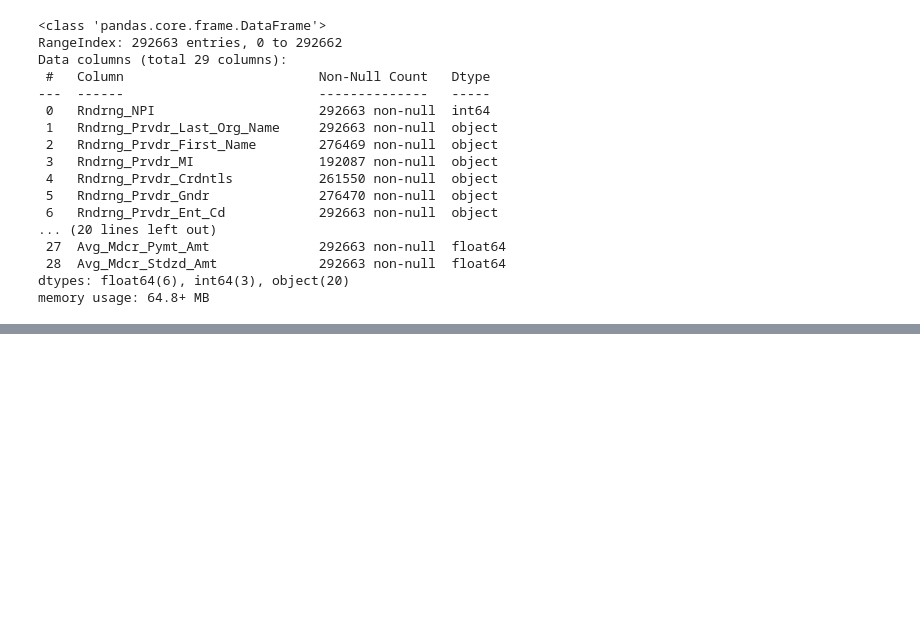
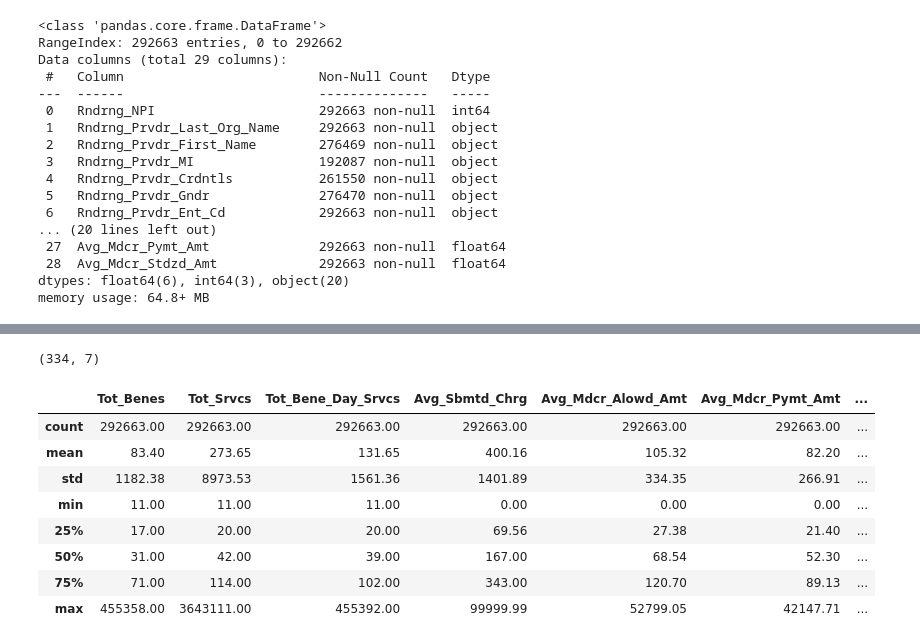
Before and after one commit to ristakhadka013/healthcare-provider-utilization-analysis, a Jupyter notebook: python/cleaned_CMS_data.ipynb, the cells around one changed output, grey strips where cells are left out. Saved outputs shown, nothing was run; the diff lists cells and outputs as text; code cells hidden in the pictures; blank space fills up the shorter version.

```diff
--- a/python/cleaned_CMS_data.ipynb
+++ b/python/cleaned_CMS_data.ipynb
@@ -267,2 +335,45 @@ df[numeric_columns].describe()
+# %%
+df.loc[
+    df['Rndrng_Prvdr_RUCA'].isna()
+    &
+    df['Rndrng_Prvdr_RUCA_Desc'].isna(),
+    [
+        'Rndrng_Prvdr_First_Name',
+        'Rndrng_Prvdr_MI',
+        'Rndrng_Prvdr_Last_Org_Name',
+        'Rndrng_Prvdr_Gndr',
+        'Rndrng_Prvdr_Crdntls',
+        'Rndrng_Prvdr_Ent_Cd',
+        'Rndrng_Prvdr_Type'
+    ]
+].shape
+
+# it isn't directly about healthcare cost or payment and only has a few nulls. so keep it
+# %% [output]
+(334, 7)
 # %%
 import matplotlib.pyplot as plt
+# %%
+numeric_column = [
+    'Tot_Benes',
+    'Tot_Srvcs',
+    'Tot_Bene_Day_Srvcs',
+    'Avg_Sbmtd_Chrg',
+    'Avg_Mdcr_Alowd_Amt',
+    'Avg_Mdcr_Pymt_Amt',
+    'Avg_Mdcr_Stdzd_Amt'
+]
+
+pd.set_option('display.float_format', '{:.2f}'.format)
+
+df[numeric_column].describe()
+# %% [output]
+|  | Tot_Benes | Tot_Srvcs | Tot_Bene_Day_Srvcs | Avg_Sbmtd_Chrg | Avg_Mdcr_Alowd_Amt | Avg_Mdcr_Pymt_Amt | ... |
+| count | 292663.00 | 292663.00 | 292663.00 | 292663.00 | 292663.00 | 292663.00 | ... |
+| mean | 83.40 | 273.65 | 131.65 | 400.16 | 105.32 | 82.20 | ... |
+| std | 1182.38 | 8973.53 | 1561.36 | 1401.89 | 334.35 | 266.91 | ... |
+| min | 11.00 | 11.00 | 11.00 | 0.00 | 0.00 | 0.00 | ... |
+| 25% | 17.00 | 20.00 | 20.00 | 69.56 | 27.38 | 21.40 | ... |
+| 50% | 31.00 | 42.00 | 39.00 | 167.00 | 68.54 | 52.30 | ... |
+| 75% | 71.00 | 114.00 | 102.00 | 343.00 | 120.70 | 89.13 | ... |
+| max | 455358.00 | 3643111.00 | 455392.00 | 99999.99 | 52799.05 | 42147.71 | ... |
```
Also changed, not shown: parts of 44 cells of this notebook.
